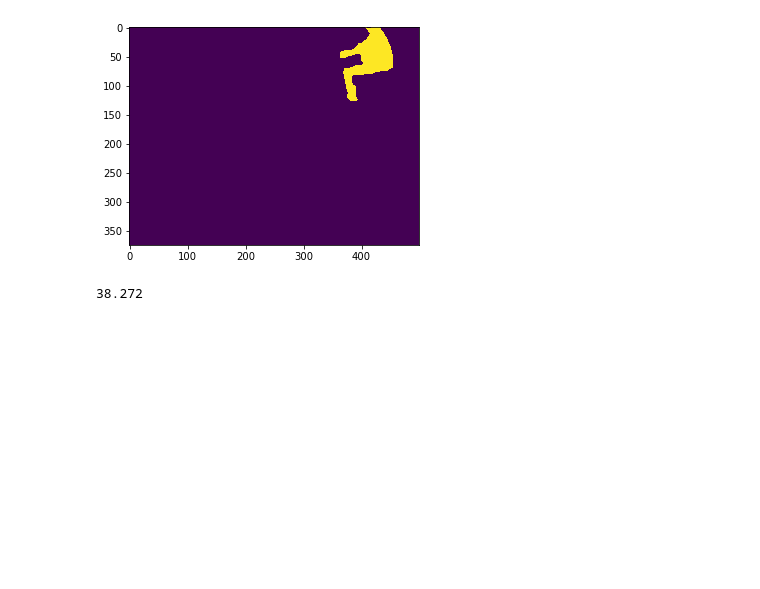
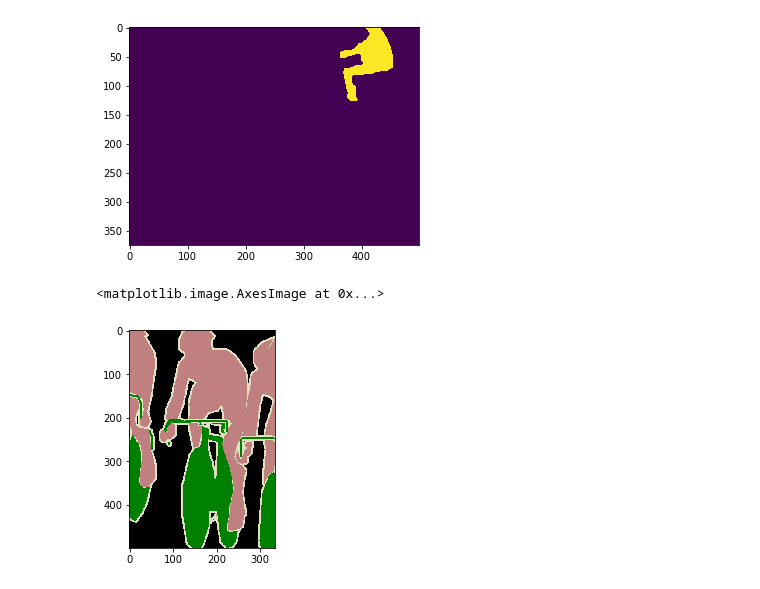
Before and after one commit to HugPhat/VisionModel, a Jupyter notebook: Dataset/Segmentation/test_seg_label.ipynb, the cells around one changed output. Cells and saved outputs as stored; diff of their text form; code cells hidden in the pictures; blank space fills up the shorter version.

```diff
--- a/Dataset/Segmentation/test_seg_label.ipynb
+++ b/Dataset/Segmentation/test_seg_label.ipynb
@@ -127,7 +127,3 @@ plt.imshow(vs[1])
 # %% [output]
 <matplotlib.image.AxesImage at 0x...>
 [figure]
-# %%
-np.max(gnim)
-# %% [output]
-38.272
@@ -133,0 +158,8 @@ np.max(gnim)
+# %%
+it = 9
+im = Image.open(SegItems[it]).convert('RGB')
+nim = np.array(im)
+plt.imshow(nim)
+# %% [output]
+<matplotlib.image.AxesImage at 0x...>
+[figure, added]
```
Also changed, not shown: parts of 8 cells of this notebook, 1 other file.
